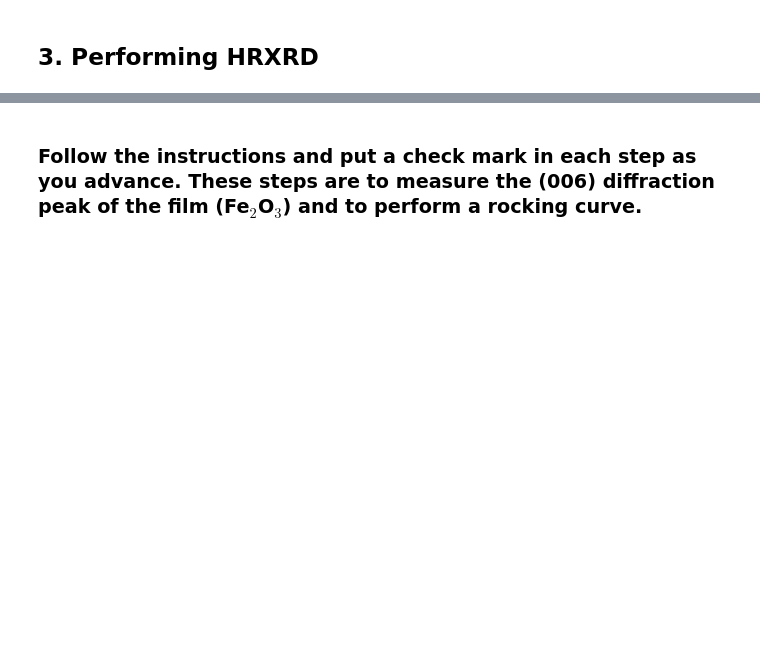
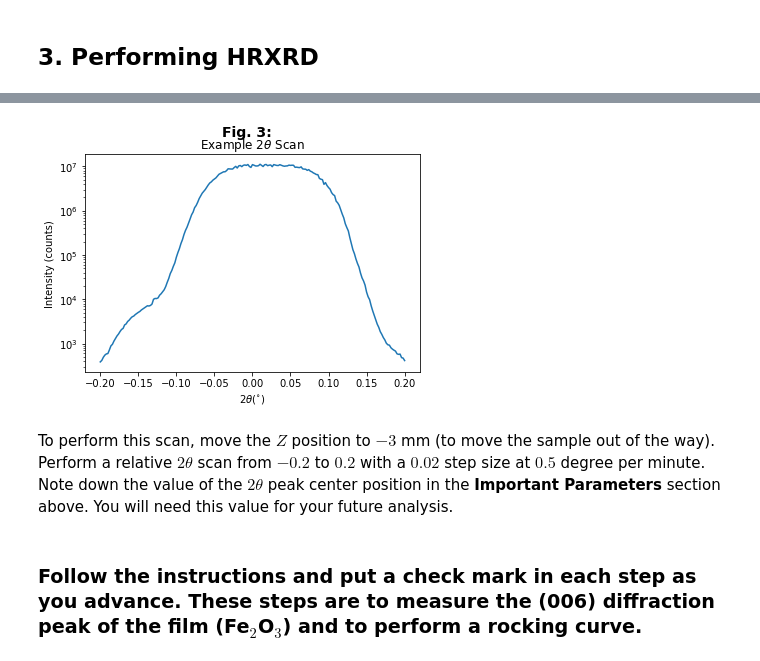
Before and after one commit to josephmccourt2018/lab_jupyter_notebooks, a Jupyter notebook: HRXRD_Specular_Lab2.ipynb, the cells around one changed output, grey strips where cells are left out. Drawn from its saved outputs; the diff is of its cells as text; code cells hidden in the pictures; blank space fills up the shorter version.

```diff
--- a/HRXRD_Specular_Lab2.ipynb
+++ b/HRXRD_Specular_Lab2.ipynb
@@ -399,0 +463,12 @@ GridBox(children=(Checkbox(value=False, description='<strong> Step </strong>10:'
+# %%
+display(tag)
+df_2theta = pd.read_table('https://raw.githubusercontent.com/josephmccourt2018/lab_jupyter_notebooks/master/example/461_test/PLD50nmFe2O3_Al2O3/HRXRD_Lab/2th_stb.ras',sep = '\s+',comment='*',names = ["2TH","Intensity", "attenuatation"],header = None)
+plt.figure()
+plt.suptitle('Fig. 3:', fontsize=14, fontweight='bold')
+plt.title('Example $2\\theta$ Scan')
+plt.plot(df_2theta[df_2theta.columns[0]],df_2theta[df_2theta.columns[1]]*df_2theta[df_2theta.columns[2]])
+plt.yscale('log')
+plt.xlabel("$2\\theta$($^{\circ}$)")
+plt.ylabel(df_2theta.columns[1]+" (counts)")
+plt.show()
+# %% [output]
@@ -400,3 +476,6 @@ GridBox(children=(Checkbox(value=False, description='<strong> Step </strong>10:'
+[figure, added]
+# %% [markdown]
+To perform this scan, move the $Z$ position to $-3$ mm (to move the sample out of the way). Perform a relative $2\theta$ scan from $-0.2$ to $0.2$ with a $0.02$ step size at $0.5$ degree per minute. Note down the value of the $2\theta$ peak center position in the <b>Important Parameters</b> section above. You will need this value for your future analysis.
 # %% [markdown]
 ### Follow the instructions and put a check mark in each step as you advance. These steps are to measure the (006) diffraction peak of the film (Fe$_2$O$_3$) and to perform a rocking curve.
 # %%
```
Also changed, not shown: parts of 27 cells of this notebook.
